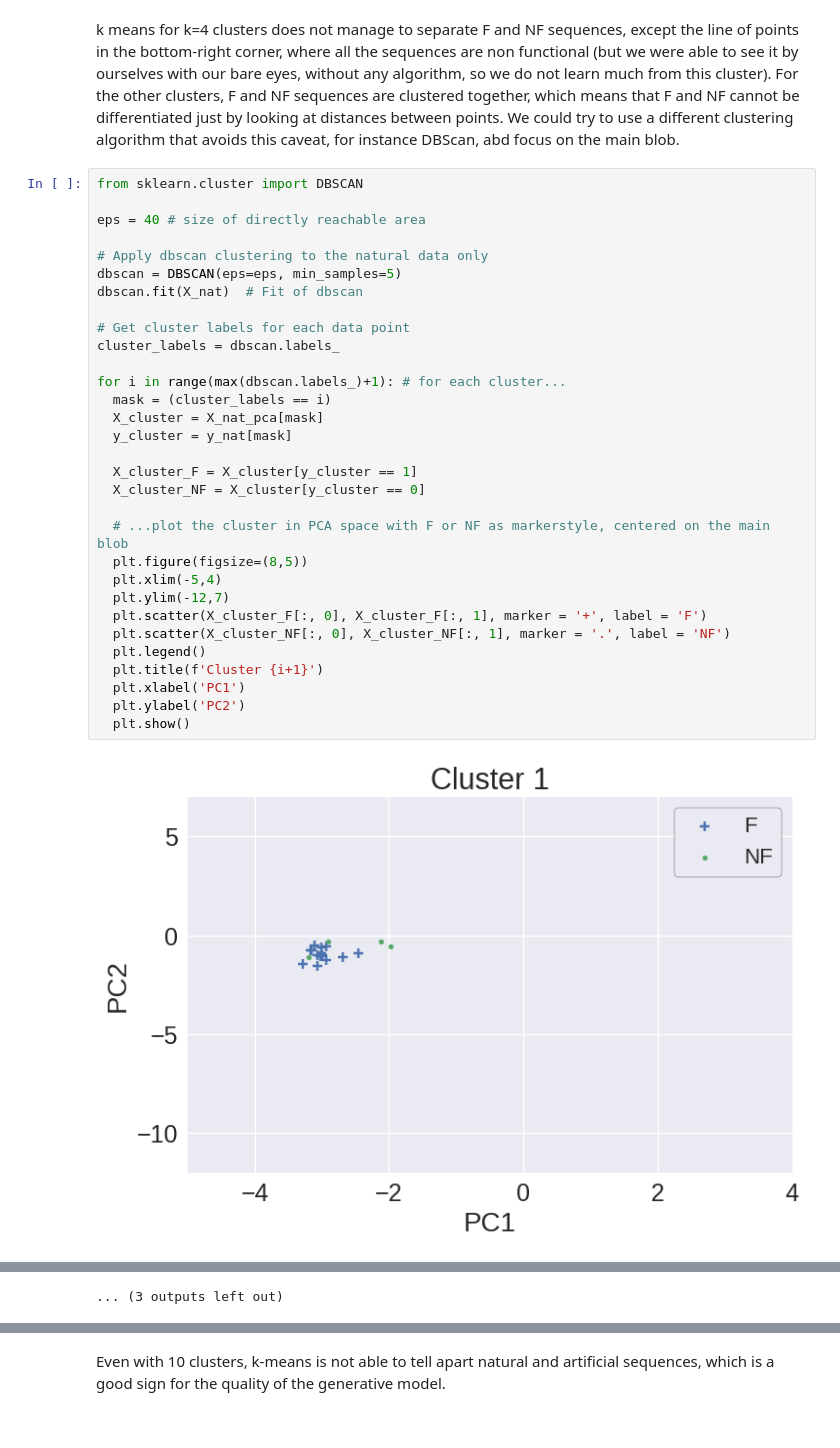
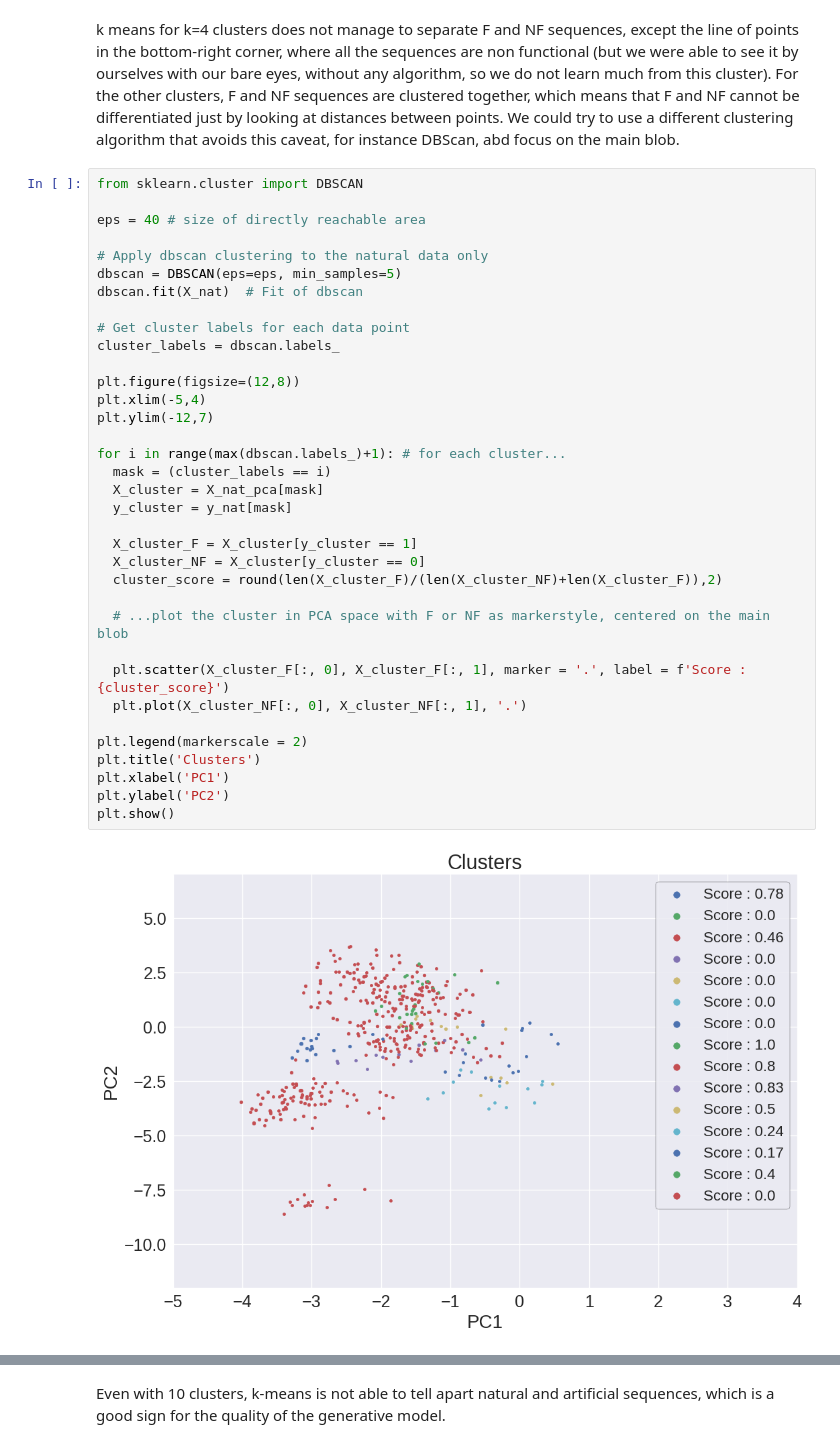
Before and after one commit to vicdlp/CS_project, a Jupyter notebook: CS_project.ipynb, the cells around one changed output, grey strips where cells are left out. Cells and saved outputs as stored; diff of their text form.

```diff
--- a/CS_project.ipynb
+++ b/CS_project.ipynb
@@ -295,33 +298,37 @@ k means for k=4 clusters does not manage to separate F and NF sequences, except
 # %%
 from sklearn.cluster import DBSCAN
 
 eps = 40 # size of directly reachable area
 
 # Apply dbscan clustering to the natural data only
 dbscan = DBSCAN(eps=eps, min_samples=5)
 dbscan.fit(X_nat)  # Fit of dbscan
 
 # Get cluster labels for each data point
 cluster_labels = dbscan.labels_
 
+plt.figure(figsize=(12,8))
+plt.xlim(-5,4)
+plt.ylim(-12,7)
+
 for i in range(max(dbscan.labels_)+1): # for each cluster...
   mask = (cluster_labels == i)
   X_cluster = X_nat_pca[mask]
   y_cluster = y_nat[mask]
 
   X_cluster_F = X_cluster[y_cluster == 1]
   X_cluster_NF = X_cluster[y_cluster == 0]
+  cluster_score = round(len(X_cluster_F)/(len(X_cluster_NF)+len(X_cluster_F)),2)
 
   # ...plot the cluster in PCA space with F or NF as markerstyle, centered on the main blob
-  plt.figure(figsize=(8,5))
-  plt.xlim(-5,4)
-  plt.ylim(-12,7)
-  plt.scatter(X_cluster_F[:, 0], X_cluster_F[:, 1], marker = '+', label = 'F')
-  plt.scatter(X_cluster_NF[:, 0], X_cluster_NF[:, 1], marker = '.', label = 'NF')
-  plt.legend()
-  plt.title(f'Cluster {i+1}')
-  plt.xlabel('PC1')
-  plt.ylabel('PC2')
-  plt.show()
+
+  plt.scatter(X_cluster_F[:, 0], X_cluster_F[:, 1], marker = '.', label = f'Score : {cluster_score}')
+  plt.plot(X_cluster_NF[:, 0], X_cluster_NF[:, 1], '.')
+
+plt.legend(markerscale = 2)
+plt.title('Clusters')
+plt.xlabel('PC1')
+plt.ylabel('PC2')
+plt.show()
 # %% [output]
-[figure, old version]
+[figure, new version]
@@ -339,3 +335,2 @@ for i in range(max(dbscan.labels_)+1): # for each cluster...
-... (3 outputs left out)
 # %% [markdown]
 DBScan does a little bit better job at clustering the F and NF seperately. Many clusters have only NF sequences and there is even a cluster with only F sequences (cluster 8). But the rest of the clusters are still mixed, which indicates that the data has a very twisted high dimensional shape.
```
Also changed, not shown: parts of 8 cells of this notebook.
